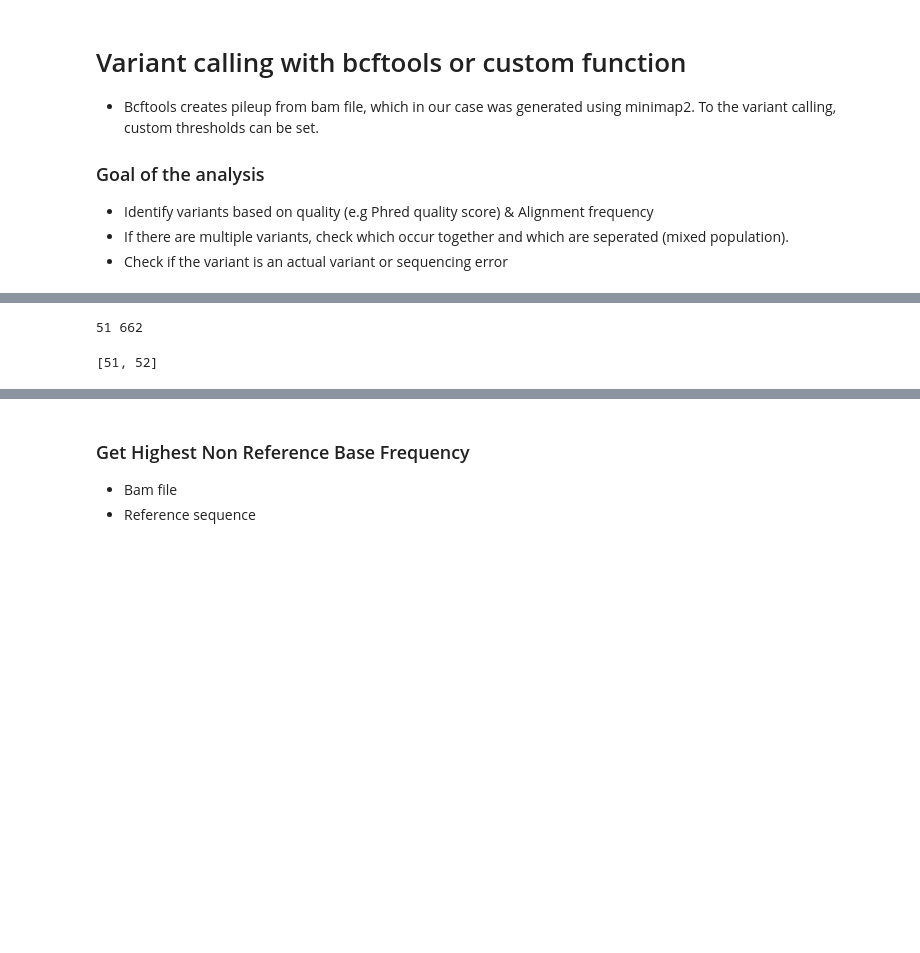
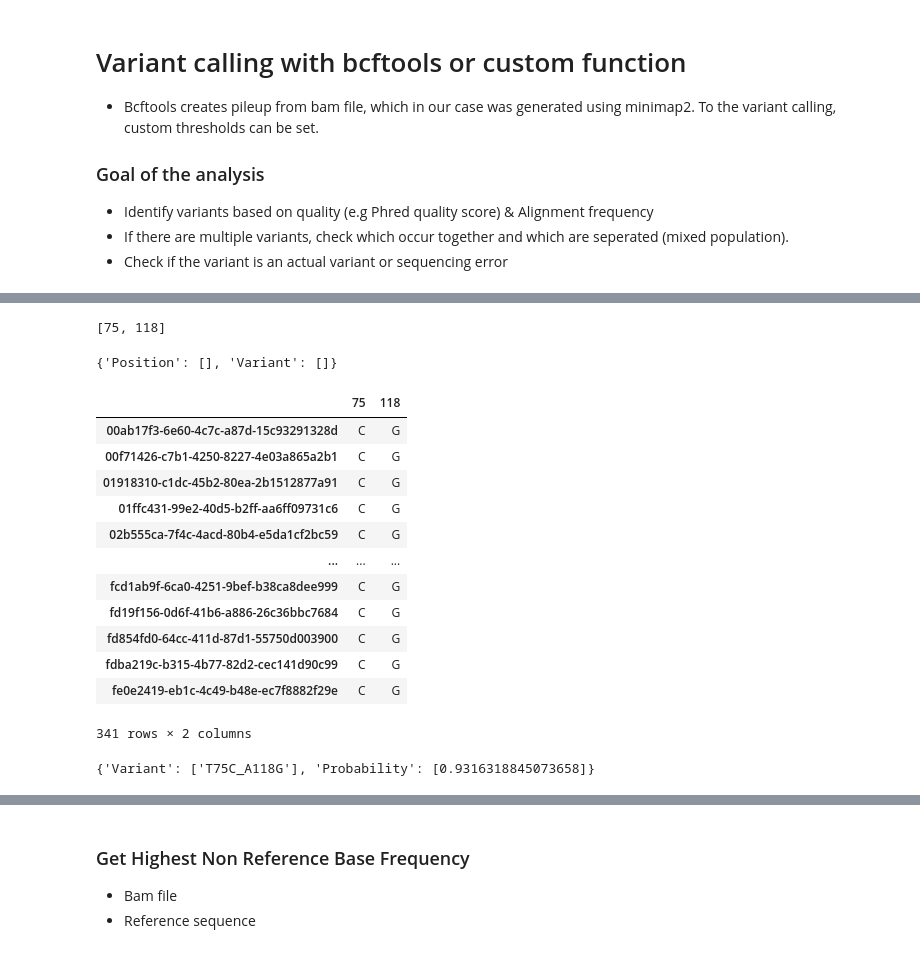
Before and after one commit to fhalab/LevSeq, a Jupyter notebook: examples/test_consensus.ipynb, the cells around one changed output, grey strips where cells are left out. Drawn from its saved outputs; the diff is of its cells as text; code cells hidden in the pictures; blank space fills up the shorter version.

Commit message:
Single Variant Caller Added

```diff
--- a/examples/test_consensus.ipynb
+++ b/examples/test_consensus.ipynb
@@ -221,12 +219,13 @@ experiment_folder = Path("/home/emre/minION_results/MinION_RBC_0902723_sup")
 template_fasta = "/home/emre/github_repo/MinION/data/refseq/hetcpiii_padded.fasta"
 vc = variantcaller.VariantCaller(experiment_folder, template_fasta, demultiplex_folder_name="Demultiplex_cpp_70_200k_reads", padding_start=50, padding_end=50)
 # %%
-bam_file = Path("/home/emre/minION_results/MinION_RBC_0902723_sup/Demultiplex_cpp_70_200k_reads/RB02/NB64/alignment_minimap.bam")
+bam_file = Path("/home/emre/minION_results/MinION_RBC_0902723_sup/Demultiplex_cpp_70_200k_reads/RB02/NB06/alignment_minimap.bam")
 nb_positions = vc._get_postion_range(padding_start=50, padding_end=50)
 freq_dist = vc._get_highest_non_ref_base_freq(bam_file, nb_positions, threshold=0.3)[0]
 nb_positions = vc._get_nb_positions(freq_dist)
+if not nb_positions:
+    print("No non-reference bases found.")
+
+nb_positions
+# %% [output]
+[75, 118]
-# %%
-vc._get_neighbouring_position(50,2)
-# %% [output]
-51 662
-[51, 52]
@@ -235,2 +232,30 @@ df
+# %%
+var = vc.call_variant(bam_file, threshold=0.3)
+var
+# %% [output]
+{'Position': [], 'Variant': []}
+# %%
+bases_df, qual_df = vc._get_bases_from_pileup(bam_file, nb_positions)
+bases_df
+# %% [output]
+|  | 75 | 118 |
+| 00ab17f3-6e60-4c7c-a87d-15c93291328d | C | G |
+| 00f71426-c7b1-4250-8227-4e03a865a2b1 | C | G |
+| 01918310-c1dc-45b2-80ea-2b1512877a91 | C | G |
+| 01ffc431-99e2-40d5-b2ff-aa6ff09731c6 | C | G |
+| 02b555ca-7f4c-4acd-80b4-e5da1cf2bc59 | C | G |
+| ... | ... | ... |
+| fcd1ab9f-6ca0-4251-9bef-b38ca8dee999 | C | G |
+| fd19f156-0d6f-41b6-a886-26c36bbc7684 | C | G |
+| fd854fd0-64cc-411d-87d1-55750d003900 | C | G |
+| fdba219c-b315-4b77-82d2-cec141d90c99 | C | G |
+| fe0e2419-eb1c-4c49-b48e-ec7f8882f29e | C | G |
+341 rows × 2 columns
+# %%
+soft_df = vc._get_softmax_count_df(bases_df, qual_df, nb_positions)
+
+vc._call_potential_populations(soft_df, call_threshold=0.1)
+# %% [output]
+{'Variant': ['T75C_A118G'], 'Probability': [0.9316318845073658]}
 # %%
 nb_positions = extract_positions_from_vcf(f'{path_to_bam}/filtered_variants.vcf')
```
Also changed, not shown: parts of 3 cells of this notebook, 1 other file.
